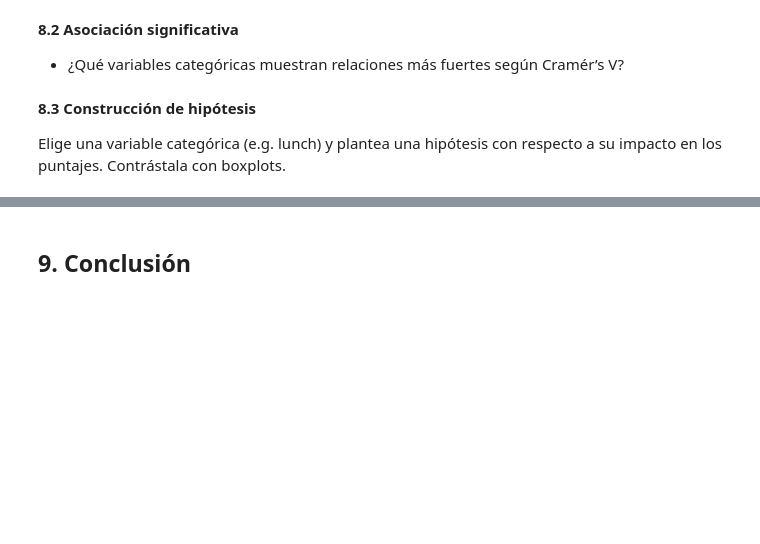
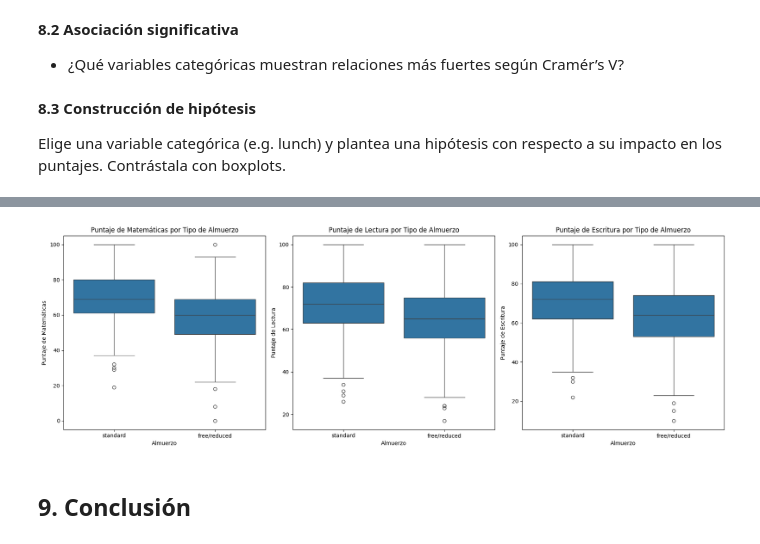
Before and after one commit to soyHouston256/CodeJam, a Jupyter notebook: modulo4_analisis_exploratorio/Correlations_and_associations.ipynb, the cells around one changed output, grey strips where cells are left out. Cells and saved outputs as stored; diff of their text form; code cells hidden in the pictures; blank space fills up the shorter version.

```diff
--- a/modulo4_analisis_exploratorio/Correlations_and_associations.ipynb
+++ b/modulo4_analisis_exploratorio/Correlations_and_associations.ipynb
@@ -162,3 +267,35 @@ Elige una variable categórica (e.g. lunch) y plantea una hipótesis con respect
+# %%
+# Cargar el conjunto de datos
+df = pd.read_csv('StudentsPerformance.csv')
+
+plt.figure(figsize=(18, 6))
+
+# Gráfico para el puntaje de Matemáticas
+plt.subplot(1, 3, 1)
+sns.boxplot(x='lunch', y='math score', data=df)
+plt.title('Puntaje de Matemáticas por Tipo de Almuerzo')
+plt.xlabel('Almuerzo')
+plt.ylabel('Puntaje de Matemáticas')
+
+# Gráfico para el puntaje de Lectura
+plt.subplot(1, 3, 2)
+sns.boxplot(x='lunch', y='reading score', data=df)
+plt.title('Puntaje de Lectura por Tipo de Almuerzo')
+plt.xlabel('Almuerzo')
+plt.ylabel('Puntaje de Lectura')
+
+# Gráfico para el puntaje de Escritura
+plt.subplot(1, 3, 3)
+sns.boxplot(x='lunch', y='writing score', data=df)
+plt.title('Puntaje de Escritura por Tipo de Almuerzo')
+plt.xlabel('Almuerzo')
+plt.ylabel('Puntaje de Escritura')
+
+# Ajustar el diseño y mostrar los gráficos
+plt.tight_layout()
+plt.show()
+# %% [output]
+[figure, added]
 # %% [markdown]
 ## **9. Conclusión**
 # %% [markdown]
```
Also changed, not shown: parts of 11 cells of this notebook.
